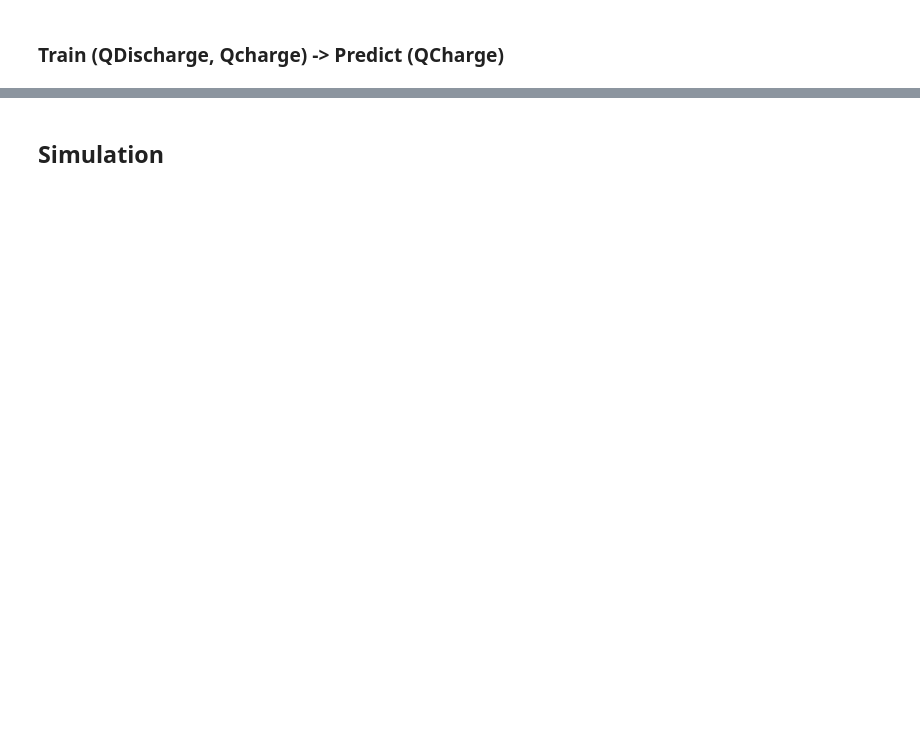
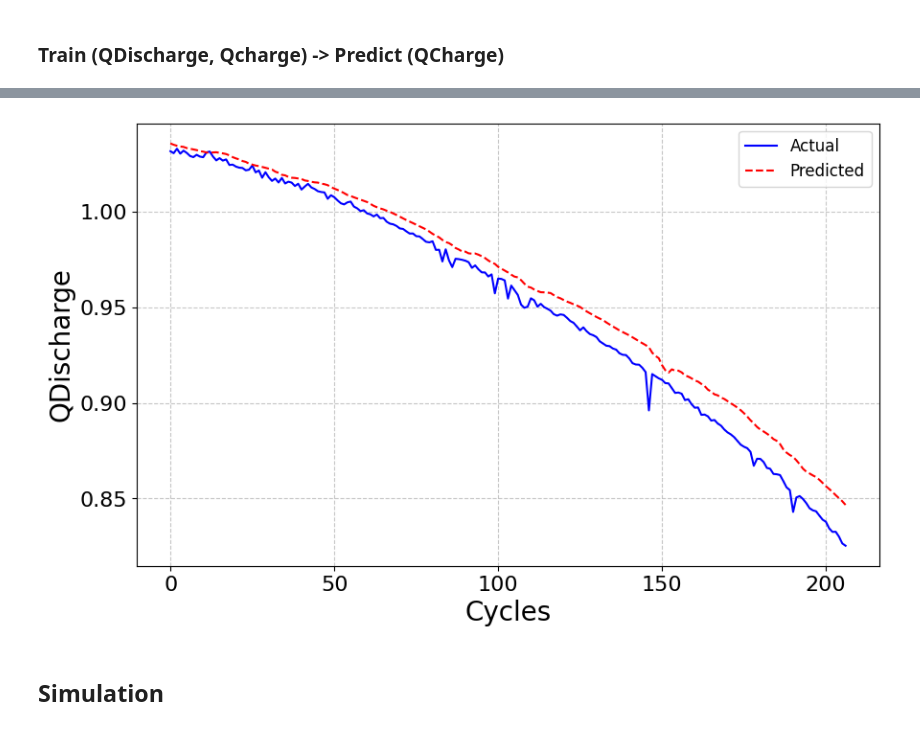
Before and after one commit to manojherath/Battery-Analysis, a Jupyter notebook: battery_analysis.ipynb, the cells around one changed output, grey strips where cells are left out. Cells and saved outputs as stored; diff of their text form; code cells hidden in the pictures; blank space fills up the shorter version.

```diff
--- a/battery_analysis.ipynb
+++ b/battery_analysis.ipynb
@@ -454,3 +672,7 @@ Epoch 50/50
+# %%
+plot_predict(y_pred[:,0], y_true[:,0], y_title="QDischarge", y_label="Predicted")
+# %% [output]
+[figure, added]
 # %% [markdown]
 ## Simulation
 # %%
```
Also changed, not shown: parts of 31 cells of this notebook.
